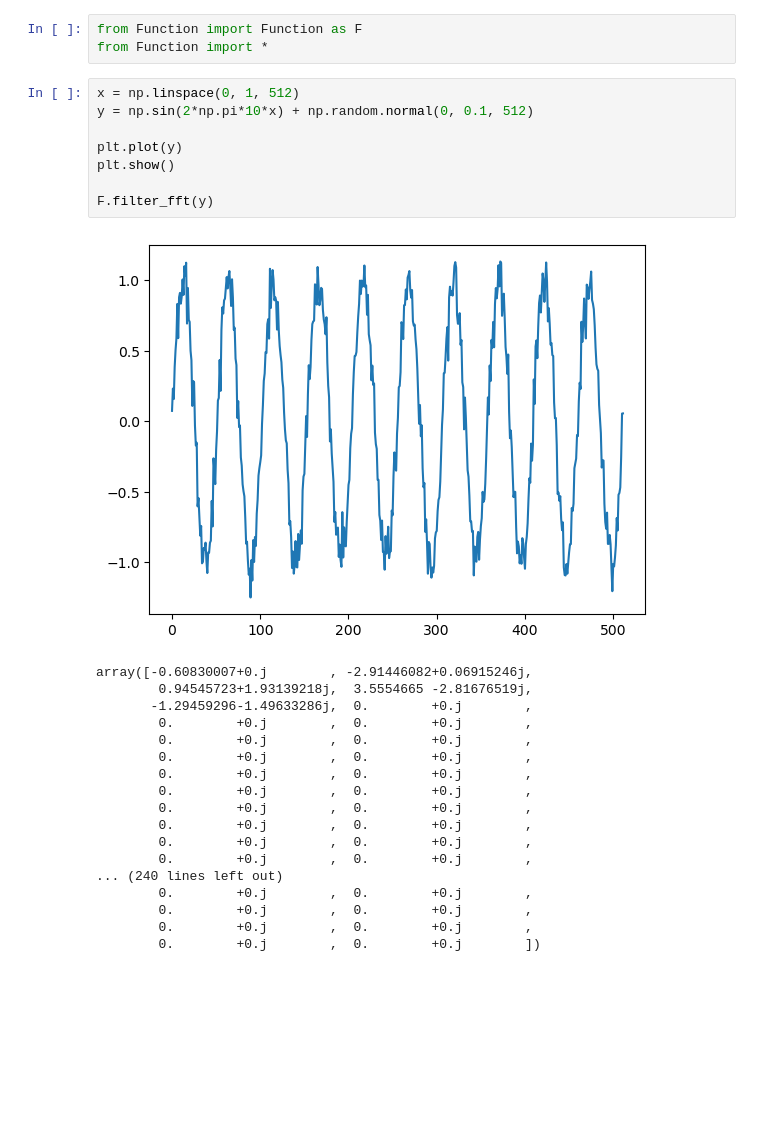
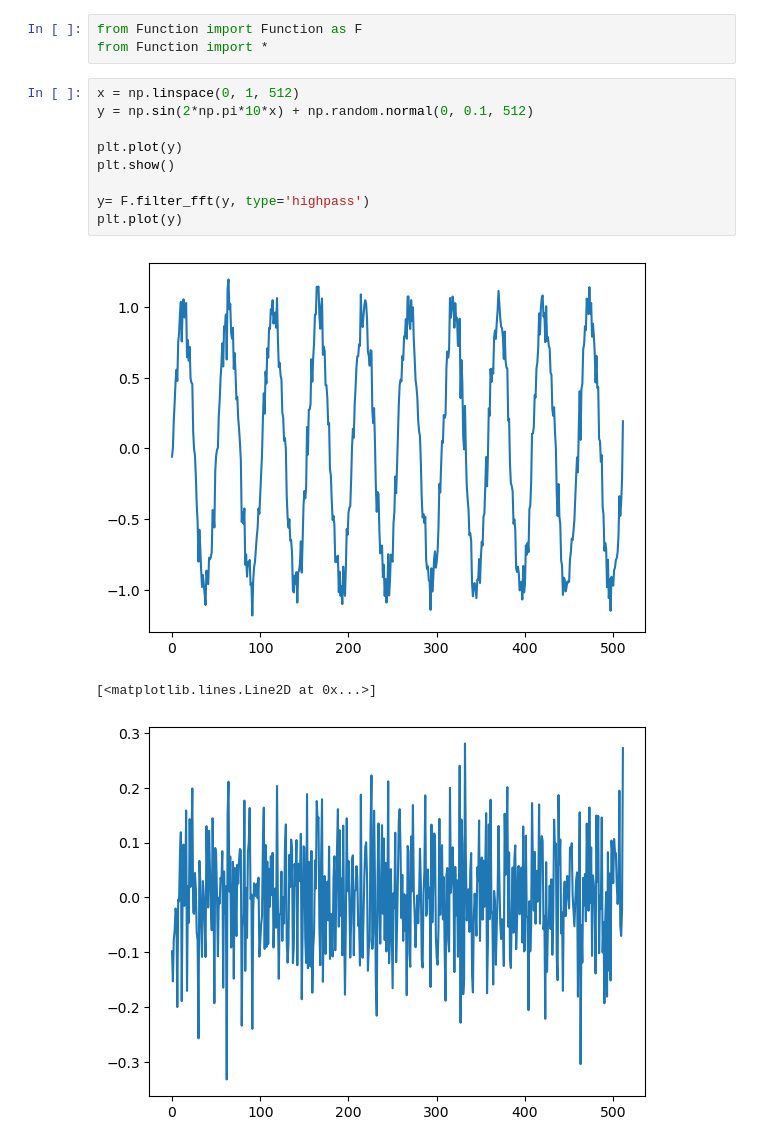
Before and after one commit to SimonLiu2/space, a Jupyter notebook: test.ipynb, the cells around one changed output. Drawn from its saved outputs; the diff is of its cells as text; blank space fills up the shorter version.

```diff
--- a/test.ipynb
+++ b/test.ipynb
@@ -4,27 +4,13 @@ from Function import *
 # %%
 x = np.linspace(0, 1, 512)
 y = np.sin(2*np.pi*10*x) + np.random.normal(0, 0.1, 512)
 
 plt.plot(y)
 plt.show()
 
-F.filter_fft(y)
+y= F.filter_fft(y, type='highpass')
+plt.plot(y)
 # %% [output]
-[figure, old version]
+[figure, new version]
-array([-0.60830007+0.j        , -2.91446082+0.06915246j,
-        0.94545723+1.93139218j,  3.5554665 -2.81676519j,
-       -1.29459296-1.49633286j,  0.        +0.j        ,
-        0.        +0.j        ,  0.        +0.j        ,
-        0.        +0.j        ,  0.        +0.j        ,
-        0.        +0.j        ,  0.        +0.j        ,
-        0.        +0.j        ,  0.        +0.j        ,
-        0.        +0.j        ,  0.        +0.j        ,
-        0.        +0.j        ,  0.        +0.j        ,
-        0.        +0.j        ,  0.        +0.j        ,
-        0.        +0.j        ,  0.        +0.j        ,
-        0.        +0.j        ,  0.        +0.j        ,
-... (240 lines left out)
-        0.        +0.j        ,  0.        +0.j        ,
-        0.        +0.j        ,  0.        +0.j        ,
-        0.        +0.j        ,  0.        +0.j        ,
-        0.        +0.j        ,  0.        +0.j        ])
+[<matplotlib.lines.Line2D at 0x...>]
+[figure, added]
```
